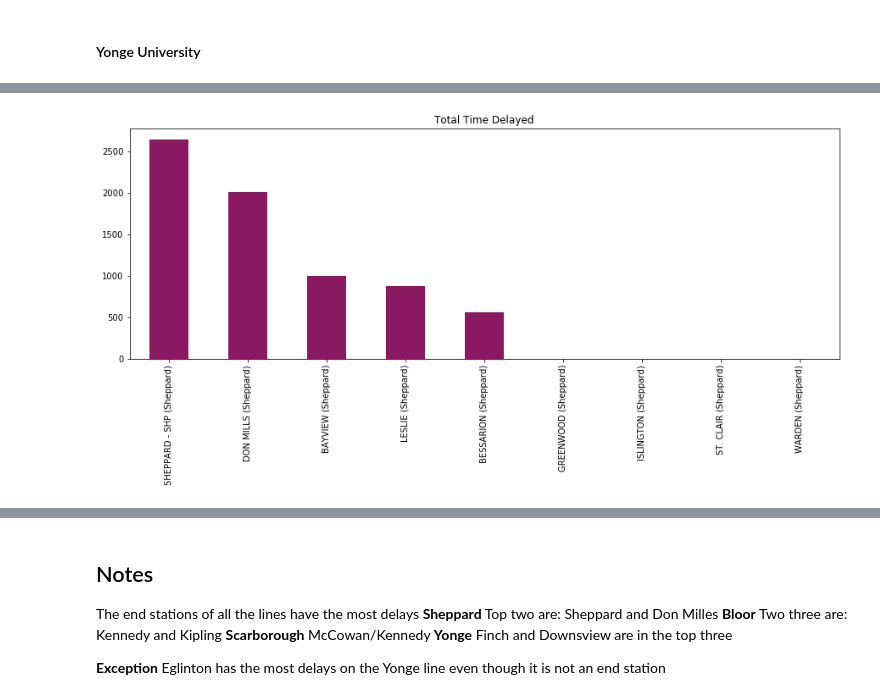
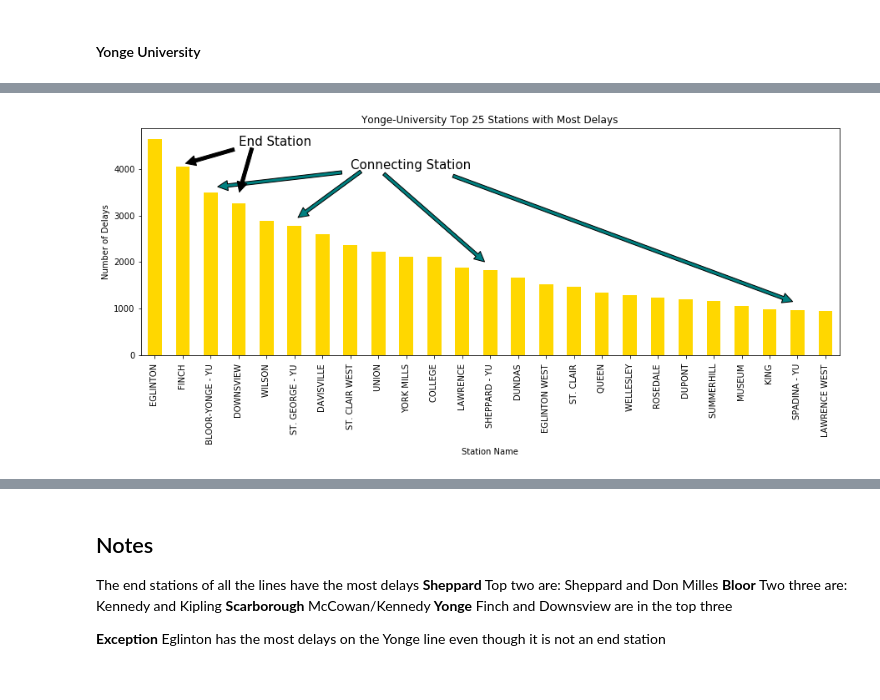
Before and after one commit to cllopes/scs-3250-tcc, a Jupyter notebook: Cindy/3_Stations.ipynb, the cells around one changed output, grey strips where cells are left out. Cells and saved outputs as stored; diff of their text form; code cells hidden in the pictures.

```diff
--- a/Cindy/3_Stations.ipynb
+++ b/Cindy/3_Stations.ipynb
@@ -97,12 +98,17 @@ Don Mills (Scar)
 Many of these are the end of the line stations are at the end
 # %% [markdown]
 ### Break down by individual lines
+# %%
+font_size = 15
 # %%
 def plot_total_delay_for_line(line, c):
     line_stations = ttc[ttc['Line'] == line]
     line_station_group  = line_stations.groupby('Station_Line')
     line_station_summary = create_station_summary(line_station_group, ['Total Delay', 'Count', 'Average Delay'])
-    line_station_summary['Total Delay'][:25].plot.bar(title='Total Time Delayed', color=c, figsize=(15,5))
-    plt.show()
+    plt.ylabel('Number of Delays')
+    plt.xlabel('Station Name')
+    ax = line_station_summary['Total Delay'][:25].plot.bar(title='Total Time Delayed', color=c, figsize=(15,5))
+    ax.xaxis.set_major_formatter(FuncFormatter(lambda x, _: line_station_summary.index[x].split('(')[0]))
+    return ax
 # %% [markdown]
 #### Yonge University
@@ -121,4 +115,28 @@ plot_total_delay_for_line('Scarborough RT', scarborough_color)
-# %%
-plot_total_delay_for_line('Sheppard', sheppard_color)
-# %% [output]
-[figure, removed]
+# %%
+ax = plot_total_delay_for_line('Yonge-University', yonge_color)
+plt.title('Yonge-University Top 25 Stations with Most Delays')
+# Connecting Stations
+ax.annotate('Connecting Station', xy=(2,3600), xytext=(7,4000),
+            fontsize=font_size,
+            arrowprops=dict(facecolor='teal', shrink=0.05))
+ax.annotate('', xy=(5,2900), xytext=(7.5,4000),
+            fontsize=font_size,
+            arrowprops=dict(facecolor='teal', shrink=0.05))
+ax.annotate('', xy=(12,1900), xytext=(8,4000),
+            fontsize=font_size,
+            arrowprops=dict(facecolor='teal', shrink=0.05))
+ax.annotate('', xy=(23.5,1000), xytext=(10,4000),
+            fontsize=font_size,
+            arrowprops=dict(facecolor='teal', shrink=0.05))
+
+# End Stations
+ax.annotate('End Station', xy=(1,4100), xytext=(3,4500),
+            fontsize=font_size,
+            arrowprops=dict(facecolor='black', shrink=0.05))
+ax.annotate('', xy=(3,3450), xytext=(3.5,4500),
+            fontsize=font_size,
+            arrowprops=dict(facecolor='black', shrink=0.05))
+plt.savefig('12_yonge_stations.png', bbox_inches='tight')
+plt.show()
+# %% [output]
+[figure, added]
```
Also changed, not shown: parts of 26 cells of this notebook, 16 other files.
